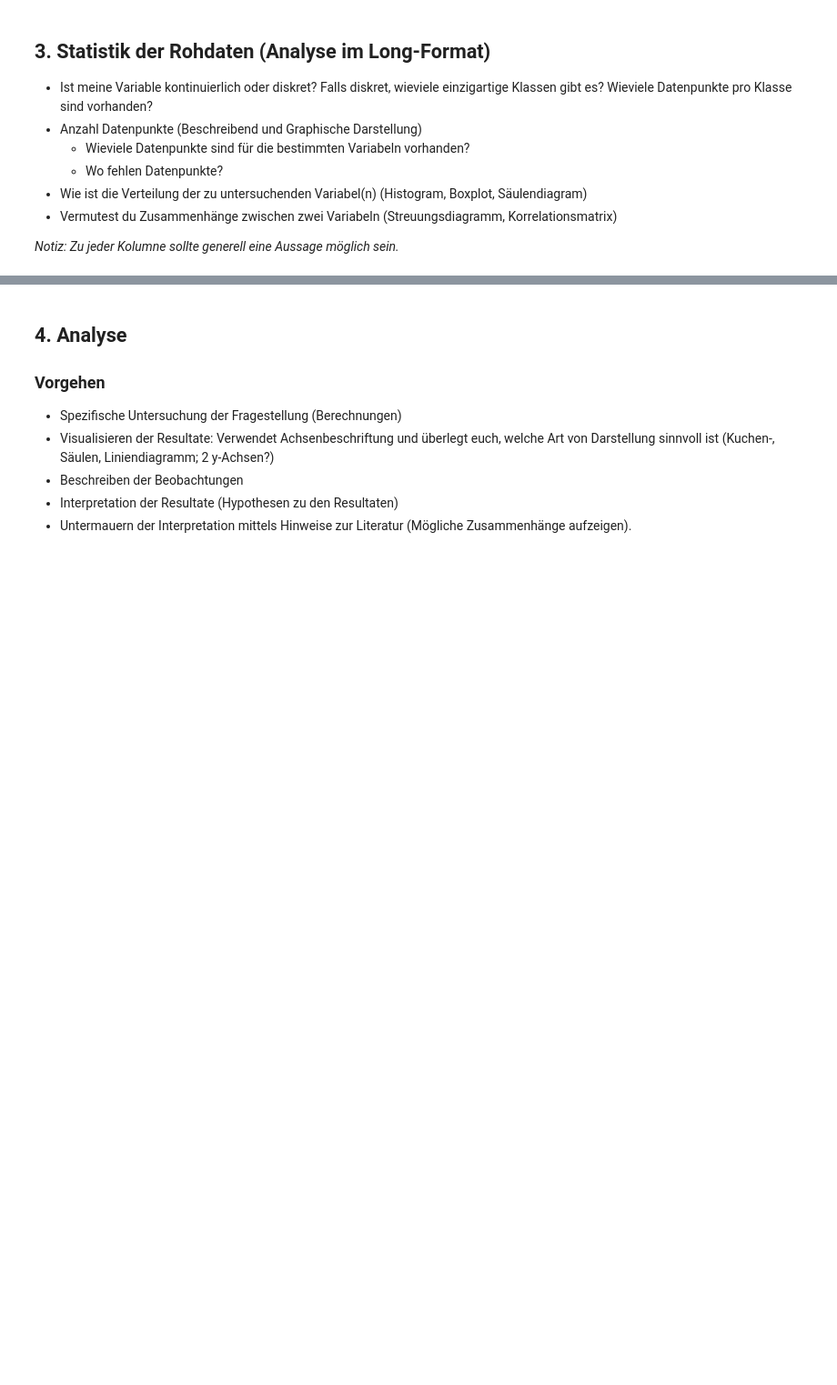
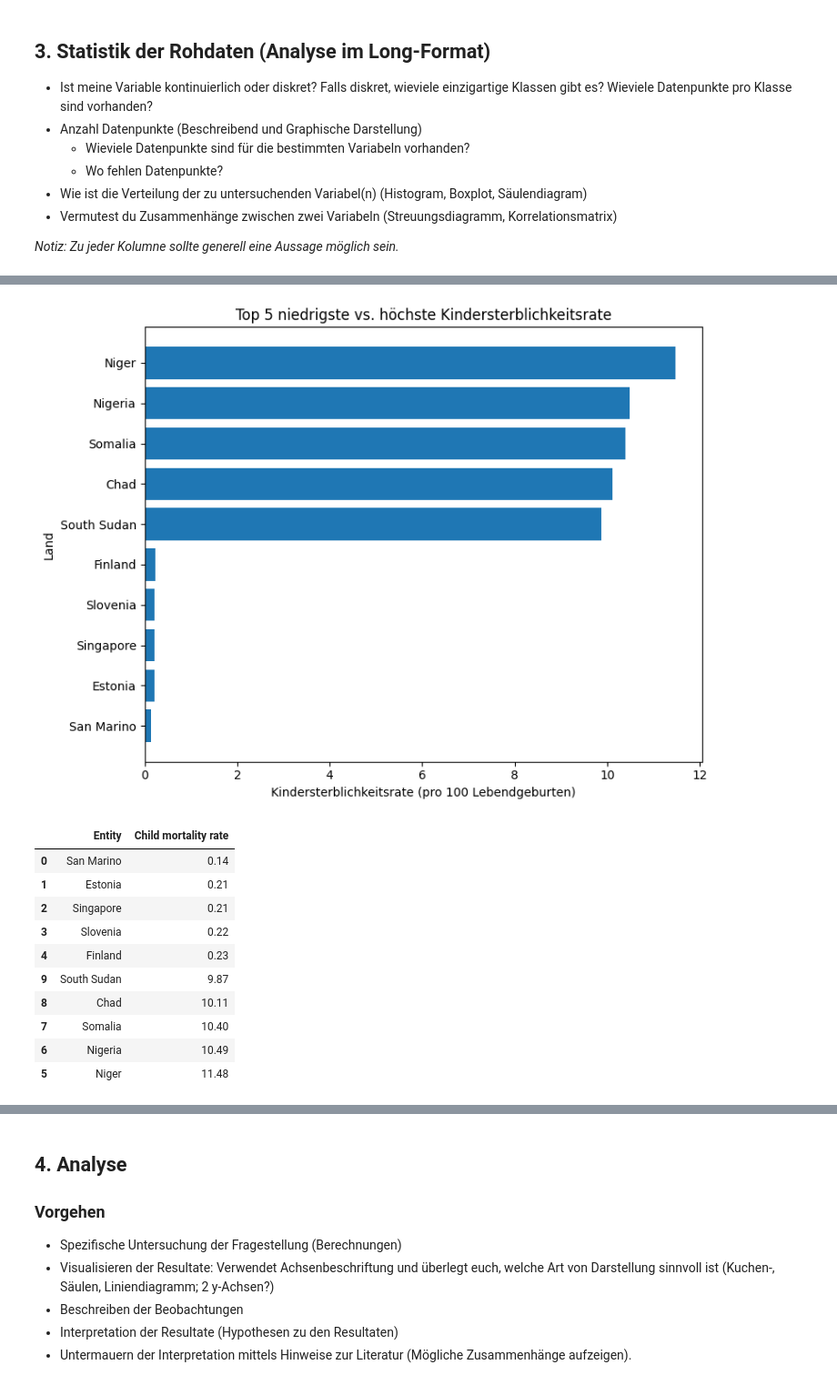
Before and after one commit to weissma8/Kindersterblichkeitsrate, a Jupyter notebook: Grundgerüst_Leistungsnachweis.ipynb, the cells around one changed output, grey strips where cells are left out. Shown: that part at 91% size. Drawn from its saved outputs; the diff is of its cells as text; code cells hidden in the pictures; blank space fills up the shorter version.

Commit message:
Kindersterblichkeitsrate Analyse ergänzt

```diff
--- a/Grundgerüst_Leistungsnachweis.ipynb
+++ b/Grundgerüst_Leistungsnachweis.ipynb
@@ -54,0 +78,3 @@ df
+# %%
+latest_year = df["Year"].max()
+df_latest = df[df["Year"] == latest_year]
@@ -64,0 +218,40 @@ df
+# %%
+import matplotlib.pyplot as plt
+import pandas as pd
+
+# Sicherheit: fehlende Werte entfernen
+df_latest_clean = df_latest.dropna(subset=["Child mortality rate"])
+
+# Top 5 tief & hoch
+top_5_low = df_latest_clean.nsmallest(5, "Child mortality rate")[["Entity", "Child mortality rate"]]
+top_5_high = df_latest_clean.nlargest(5, "Child mortality rate")[["Entity", "Child mortality rate"]]
+
+# Zusammenführen
+compare = pd.concat([top_5_low, top_5_high], ignore_index=True)
+
+# Sortieren für horizontales Diagramm
+compare_sorted = compare.sort_values(by="Child mortality rate")
+
+# Plot
+plt.figure(figsize=(8,6))
+plt.barh(compare_sorted["Entity"], compare_sorted["Child mortality rate"])
+plt.xlabel("Kindersterblichkeitsrate (pro 100 Lebendgeburten)")
+plt.ylabel("Land")
+plt.title("Top 5 niedrigste vs. höchste Kindersterblichkeitsrate")
+plt.tight_layout()
+plt.show()
+
+compare_sorted
+# %% [output]
+[figure, added]
+|  | Entity | Child mortality rate |
+| 0 | San Marino | 0.14 |
+| 1 | Estonia | 0.21 |
+| 2 | Singapore | 0.21 |
+| 3 | Slovenia | 0.22 |
+| 4 | Finland | 0.23 |
+| 9 | South Sudan | 9.87 |
+| 8 | Chad | 10.11 |
+| 7 | Somalia | 10.40 |
+| 6 | Nigeria | 10.49 |
+| 5 | Niger | 11.48 |
```
Also changed, not shown: parts of 19 cells of this notebook, 3 other files.
